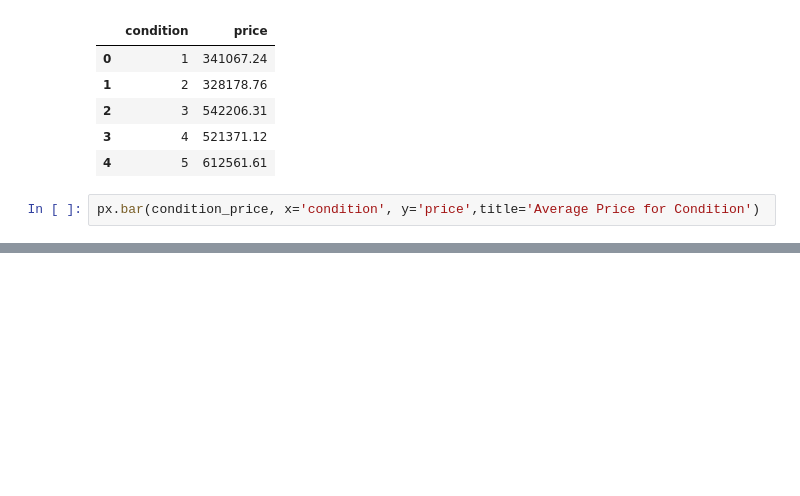
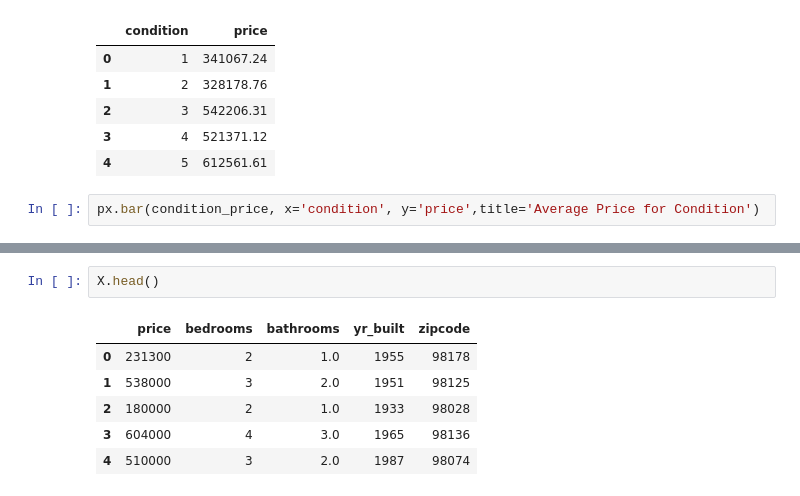
Before and after one commit to s566319/housing_price_proj, a Jupyter notebook: IngaMiller_HousingPrices.ipynb, the cells around one changed output, grey strips where cells are left out. Cells and saved outputs as stored; diff of their text form; blank space fills up the shorter version.

```diff
--- a/IngaMiller_HousingPrices.ipynb
+++ b/IngaMiller_HousingPrices.ipynb
@@ -310,0 +351,9 @@ px.bar(condition_price, x='condition', y='price',title='Average Price for Condit
+# %%
+X.head()
+# %% [output]
+|  | price | bedrooms | bathrooms | yr_built | zipcode |
+| 0 | 231300 | 2 | 1.0 | 1955 | 98178 |
+| 1 | 538000 | 3 | 2.0 | 1951 | 98125 |
+| 2 | 180000 | 2 | 1.0 | 1933 | 98028 |
+| 3 | 604000 | 4 | 3.0 | 1965 | 98136 |
+| 4 | 510000 | 3 | 2.0 | 1987 | 98074 |
```
Also changed, not shown: parts of 10 cells of this notebook, 1 other file.
